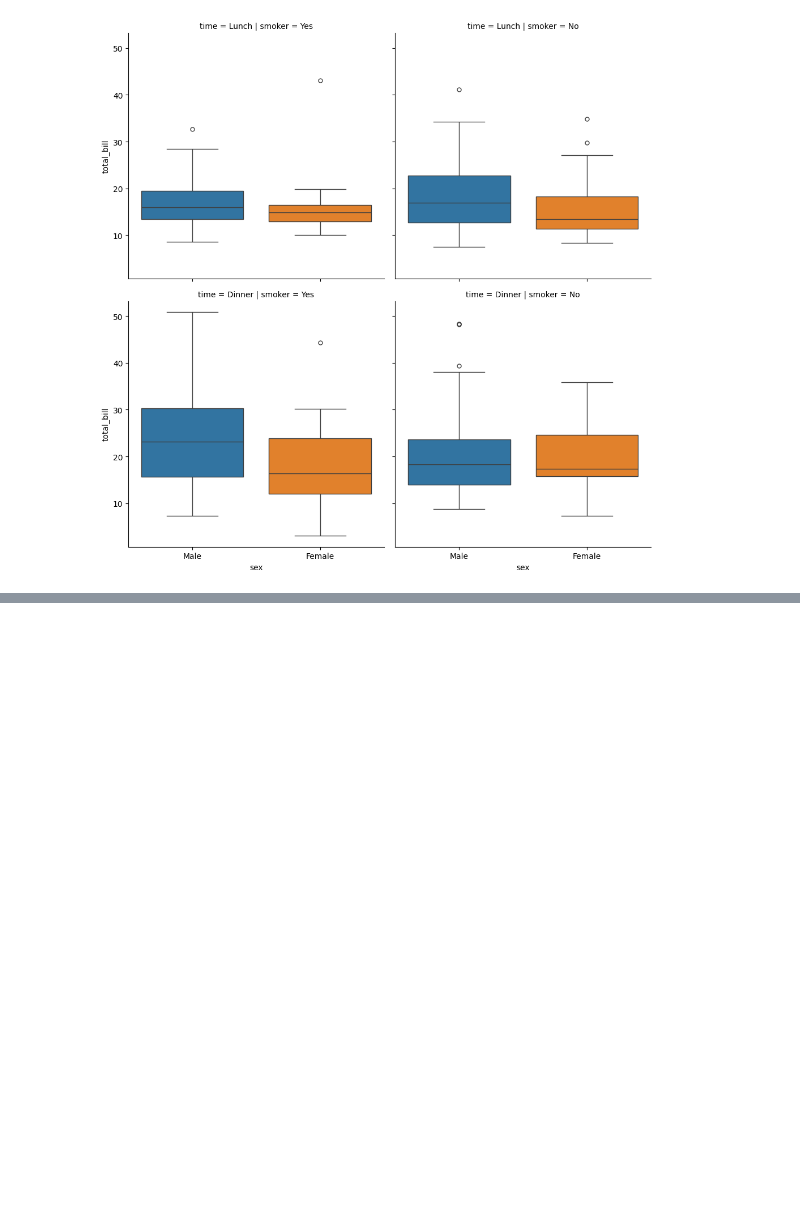
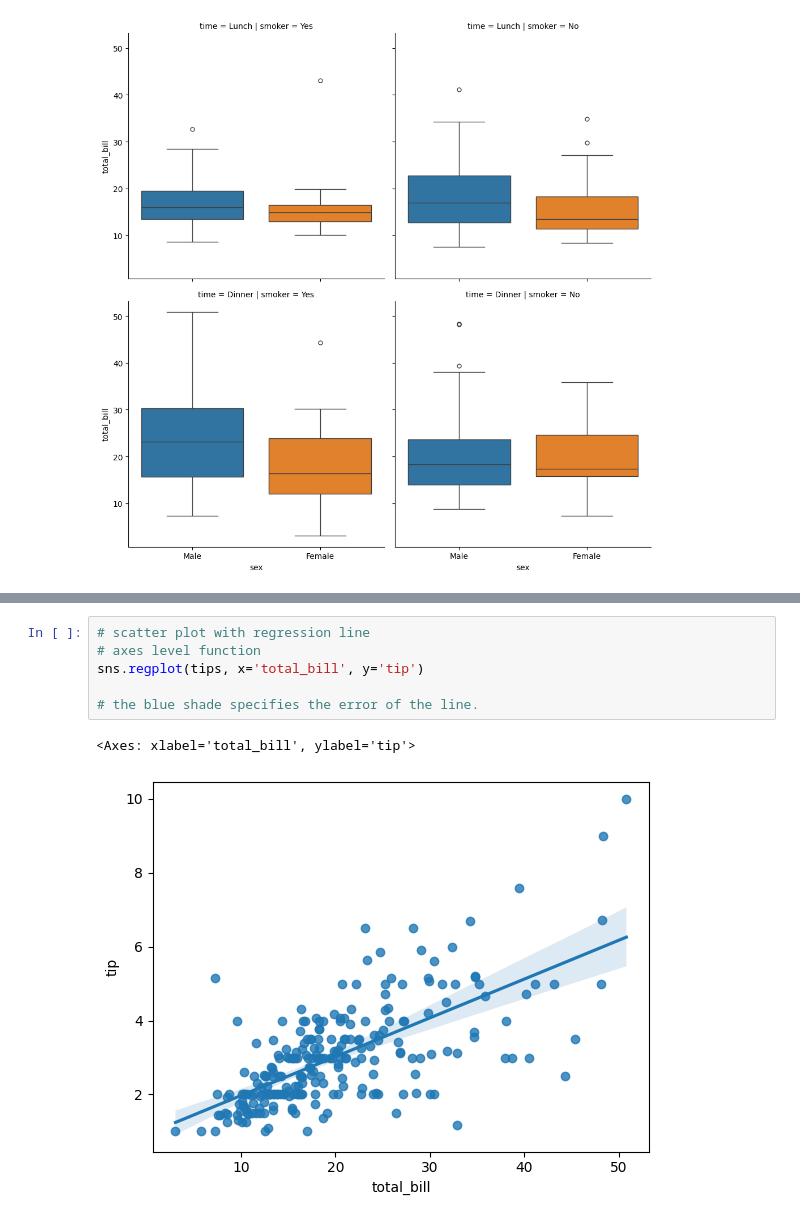
Before and after one commit to Muhammad-Waleed-Source/Seaborn, a Jupyter notebook: Seaborn_2.ipynb, the cells around one changed output, grey strips where cells are left out. Saved outputs shown, nothing was run; the diff lists cells and outputs as text; blank space fills up the shorter version.

```diff
--- a/Seaborn_2.ipynb
+++ b/Seaborn_2.ipynb
@@ -243,0 +271,9 @@ sns.catplot(tips, x='sex', y='total_bill', col='smoker', row='time', hue='sex',
+# %%
+# scatter plot with regression line
+# axes level function
+sns.regplot(tips, x='total_bill', y='tip')
+
+# the blue shade specifies the error of the line.
+# %% [output]
+<Axes: xlabel='total_bill', ylabel='tip'>
+[figure, added]
```
Also changed, not shown: parts of 6 cells of this notebook.
